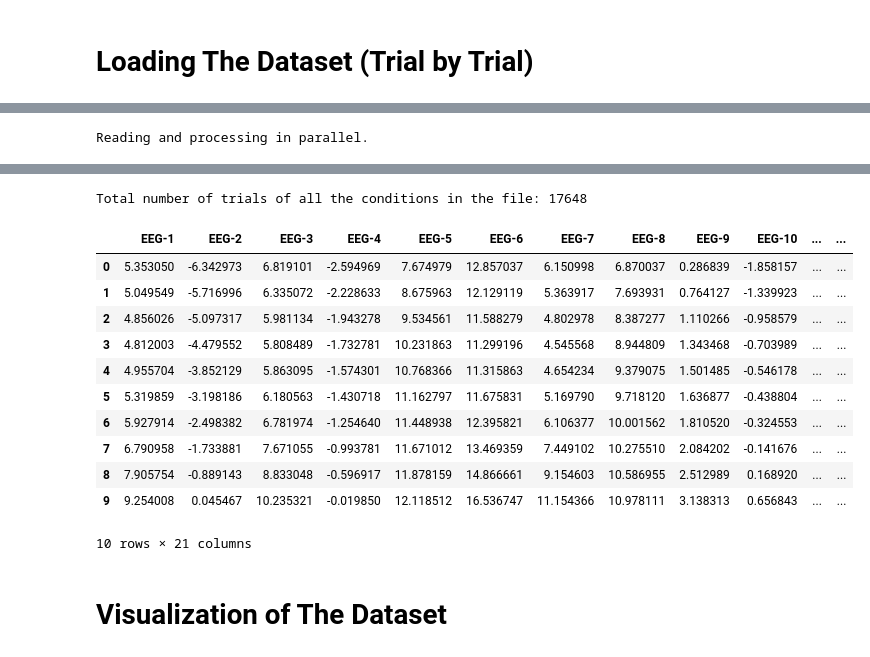
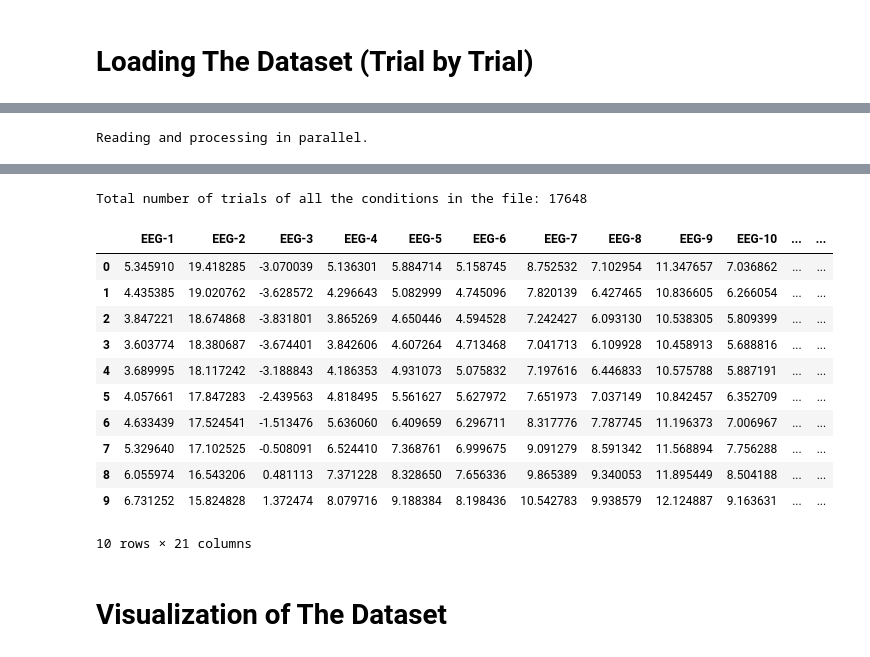
Before and after one commit to andac-demir/HapticsDynamicSystemIdentification, a Jupyter notebook: spectralAnalysis.ipynb, the cells around one changed output, grey strips where cells are left out. Drawn from its saved outputs; the diff is of its cells as text; code cells hidden in the pictures.

```diff
--- a/spectralAnalysis.ipynb
+++ b/spectralAnalysis.ipynb
@@ -104,7 +103,6 @@ def extract_data(file):
 
 
 def train_test_split(data, train_ratio=0.5):
-    shuffle(data) # shuffle list, in-place operator
     num_train = int(train_ratio*len(data))
     train_data, test_data = data[:num_train], data[num_train:]
     return train_data, test_data
@@ -135,15 +136,15 @@ Reading and processing in parallel.
 Total number of trials of all the conditions in the file: 17648
 |  | EEG-1 | EEG-2 | EEG-3 | EEG-4 | EEG-5 | EEG-6 | EEG-7 | EEG-8 | EEG-9 | EEG-10 | ... | ... |
-| 0 | 5.353050 | -6.342973 | 6.819101 | -2.594969 | 7.674979 | 12.857037 | 6.150998 | 6.870037 | 0.286839 | -1.858157 | ... | ... |
-| 1 | 5.049549 | -5.716996 | 6.335072 | -2.228633 | 8.675963 | 12.129119 | 5.363917 | 7.693931 | 0.764127 | -1.339923 | ... | ... |
-| 2 | 4.856026 | -5.097317 | 5.981134 | -1.943278 | 9.534561 | 11.588279 | 4.802978 | 8.387277 | 1.110266 | -0.958579 | ... | ... |
-| 3 | 4.812003 | -4.479552 | 5.808489 | -1.732781 | 10.231863 | 11.299196 | 4.545568 | 8.944809 | 1.343468 | -0.703989 | ... | ... |
-| 4 | 4.955704 | -3.852129 | 5.863095 | -1.574301 | 10.768366 | 11.315863 | 4.654234 | 9.379075 | 1.501485 | -0.546178 | ... | ... |
-| 5 | 5.319859 | -3.198186 | 6.180563 | -1.430718 | 11.162797 | 11.675831 | 5.169790 | 9.718120 | 1.636877 | -0.438804 | ... | ... |
-| 6 | 5.927914 | -2.498382 | 6.781974 | -1.254640 | 11.448938 | 12.395821 | 6.106377 | 10.001562 | 1.810520 | -0.324553 | ... | ... |
-| 7 | 6.790958 | -1.733881 | 7.671055 | -0.993781 | 11.671012 | 13.469359 | 7.449102 | 10.275510 | 2.084202 | -0.141676 | ... | ... |
-| 8 | 7.905754 | -0.889143 | 8.833048 | -0.596917 | 11.878159 | 14.866661 | 9.154603 | 10.586955 | 2.512989 | 0.168920 | ... | ... |
-| 9 | 9.254008 | 0.045467 | 10.235321 | -0.019850 | 12.118512 | 16.536747 | 11.154366 | 10.978111 | 3.138313 | 0.656843 | ... | ... |
+| 0 | 5.345910 | 19.418285 | -3.070039 | 5.136301 | 5.884714 | 5.158745 | 8.752532 | 7.102954 | 11.347657 | 7.036862 | ... | ... |
+| 1 | 4.435385 | 19.020762 | -3.628572 | 4.296643 | 5.082999 | 4.745096 | 7.820139 | 6.427465 | 10.836605 | 6.266054 | ... | ... |
+| 2 | 3.847221 | 18.674868 | -3.831801 | 3.865269 | 4.650446 | 4.594528 | 7.242427 | 6.093130 | 10.538305 | 5.809399 | ... | ... |
+| 3 | 3.603774 | 18.380687 | -3.674401 | 3.842606 | 4.607264 | 4.713468 | 7.041713 | 6.109928 | 10.458913 | 5.688816 | ... | ... |
+| 4 | 3.689995 | 18.117242 | -3.188843 | 4.186353 | 4.931073 | 5.075832 | 7.197616 | 6.446833 | 10.575788 | 5.887191 | ... | ... |
+| 5 | 4.057661 | 17.847283 | -2.439563 | 4.818495 | 5.561627 | 5.627972 | 7.651973 | 7.037149 | 10.842457 | 6.352709 | ... | ... |
+| 6 | 4.633439 | 17.524541 | -1.513476 | 5.636060 | 6.409659 | 6.296711 | 8.317776 | 7.787745 | 11.196373 | 7.006967 | ... | ... |
+| 7 | 5.329640 | 17.102525 | -0.508091 | 6.524410 | 7.368761 | 6.999675 | 9.091279 | 8.591342 | 11.568894 | 7.756288 | ... | ... |
+| 8 | 6.055974 | 16.543206 | 0.481113 | 7.371228 | 8.328650 | 7.656336 | 9.865389 | 9.340053 | 11.895449 | 8.504188 | ... | ... |
+| 9 | 6.731252 | 15.824828 | 1.372474 | 8.079716 | 9.188384 | 8.198436 | 10.542783 | 9.938579 | 12.124887 | 9.163631 | ... | ... |
 10 rows × 21 columns
 # %%
 trial_id = 40 # choose one trial
```
Also changed, not shown: parts of 34 cells of this notebook.
